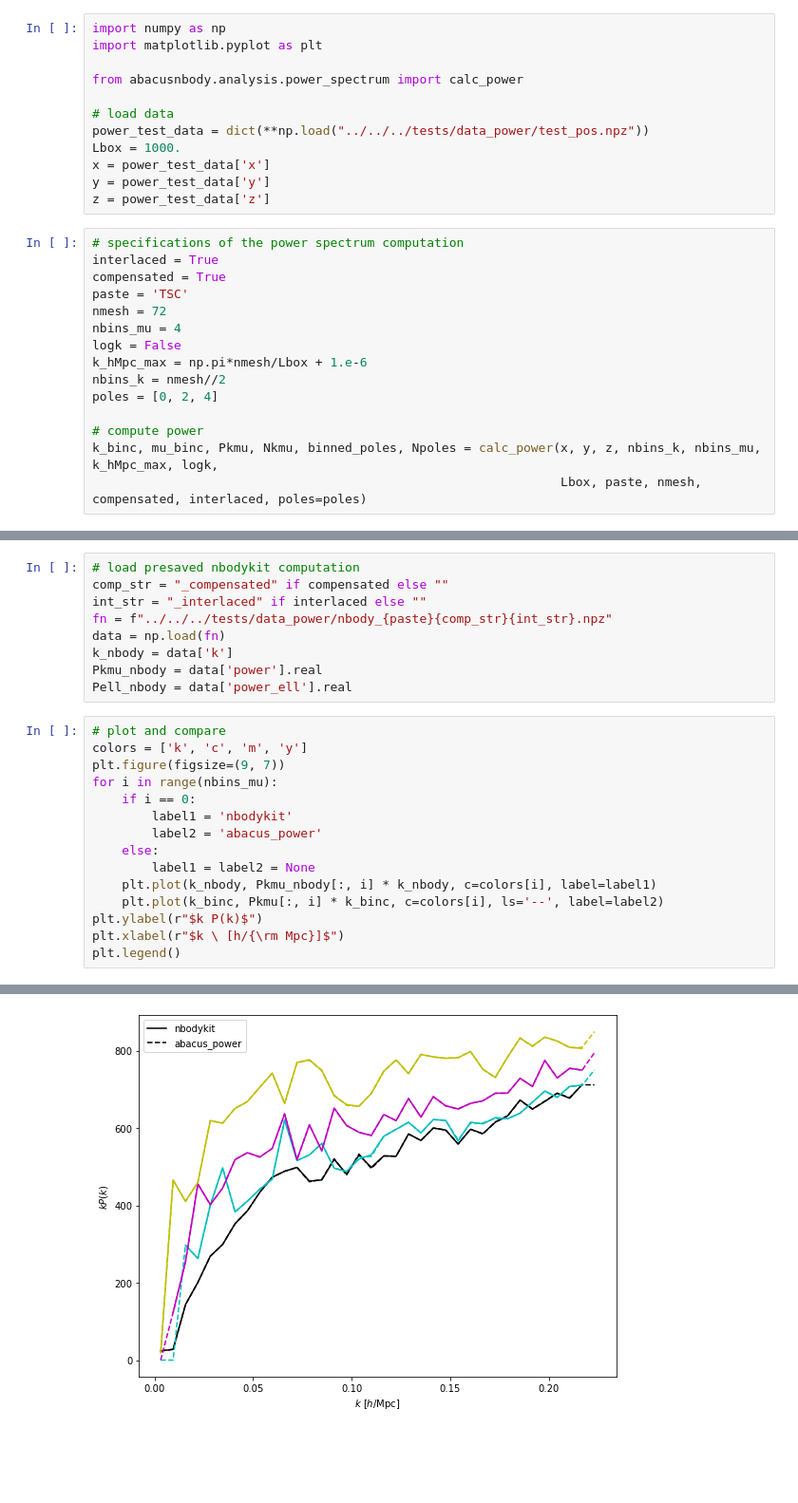
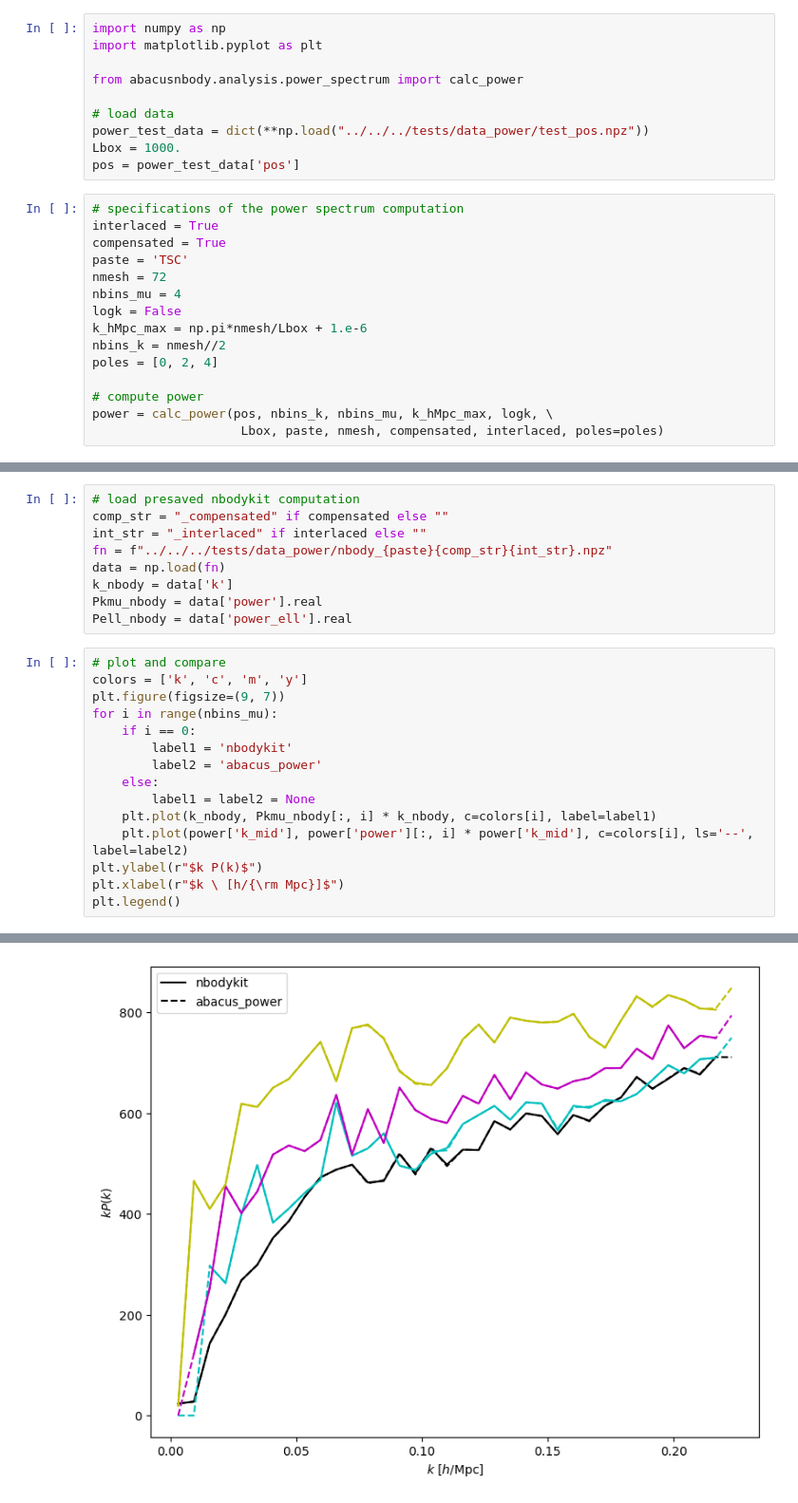
Before and after one commit to abacusorg/abacusutils, a Jupyter notebook: docs/tutorials/analysis/power_spectrum.ipynb, the cells around one changed output, grey strips where cells are left out. Shown at 95% size. Drawn from its saved outputs; the diff is of its cells as text; blank space fills up the shorter version.

```diff
--- a/docs/tutorials/analysis/power_spectrum.ipynb
+++ b/docs/tutorials/analysis/power_spectrum.ipynb
@@ -9,9 +9,7 @@ from abacusnbody.analysis.power_spectrum import calc_power
 # load data
 power_test_data = dict(**np.load("../../../tests/data_power/test_pos.npz"))
 Lbox = 1000.
-x = power_test_data['x']
-y = power_test_data['y']
-z = power_test_data['z']
+pos = power_test_data['pos']
 # %%
 # specifications of the power spectrum computation
 interlaced = True
@@ -25,6 +23,6 @@ nbins_k = nmesh//2
 poles = [0, 2, 4]
 
 # compute power
-k_binc, mu_binc, Pkmu, Nkmu, binned_poles, Npoles = calc_power(x, y, z, nbins_k, nbins_mu, k_hMpc_max, logk,
-                                                               Lbox, paste, nmesh, compensated, interlaced, poles=poles)
+power = calc_power(pos, nbins_k, nbins_mu, k_hMpc_max, logk, \
+                    Lbox, paste, nmesh, compensated, interlaced, poles=poles)
 # %% [output]
@@ -43,21 +40,21 @@ Pell_nbody = data['power_ell'].real
 # %%
 # plot and compare
 colors = ['k', 'c', 'm', 'y']
 plt.figure(figsize=(9, 7))
 for i in range(nbins_mu):
     if i == 0:
         label1 = 'nbodykit'
         label2 = 'abacus_power'
     else:
         label1 = label2 = None
     plt.plot(k_nbody, Pkmu_nbody[:, i] * k_nbody, c=colors[i], label=label1)
-    plt.plot(k_binc, Pkmu[:, i] * k_binc, c=colors[i], ls='--', label=label2)
+    plt.plot(power['k_mid'], power['power'][:, i] * power['k_mid'], c=colors[i], ls='--', label=label2)
 plt.ylabel(r"$k P(k)$")
 plt.xlabel(r"$k \ [h/{\rm Mpc}]$")
 plt.legend()
 # %% [output]
 <matplotlib.legend.Legend at 0x...>
-[figure, old version]
+[figure, new version]
 # %%
 # plot and compare
 plt.figure(figsize=(9, 7))
```
Also changed, not shown: parts of 2 cells of this notebook, 16 other files.
